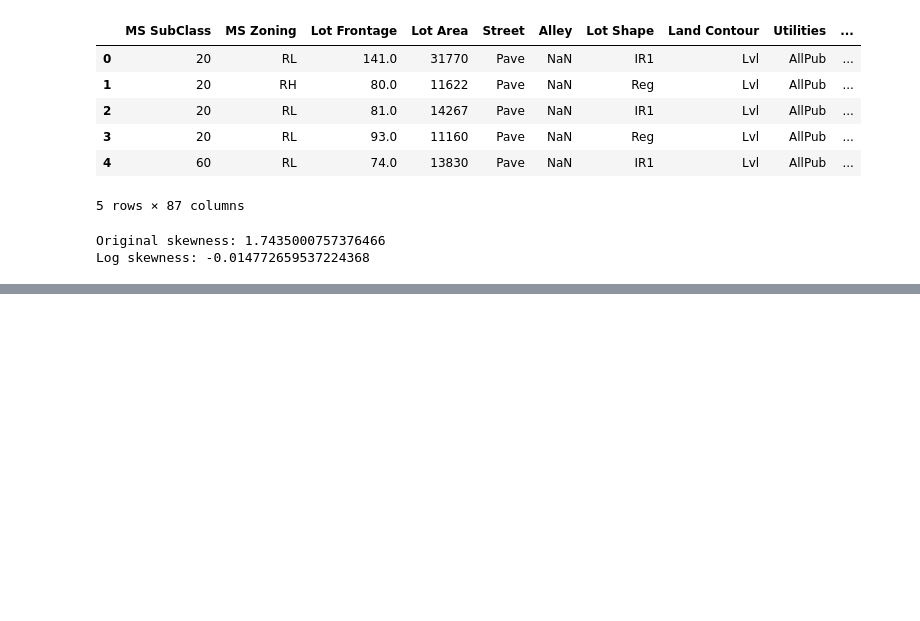
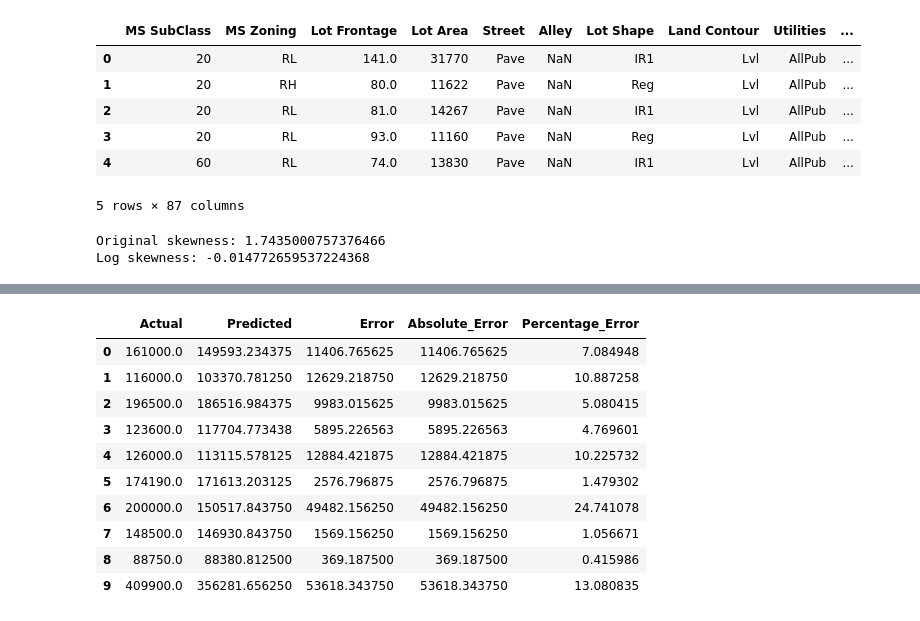
Before and after one commit to kashu9313161/ML-Projects, a Jupyter notebook: house-prediction-system/notebooks/01_eda_feature_engineering/02_model_training.ipynb, the cells around one changed output, grey strips where cells are left out. Cells and saved outputs as stored; diff of their text form; code cells hidden in the pictures; blank space fills up the shorter version.

```diff
--- a/house-prediction-system/notebooks/01_eda_feature_engineering/02_model_training.ipynb
+++ b/house-prediction-system/notebooks/01_eda_feature_engineering/02_model_training.ipynb
@@ -74,0 +427,34 @@ Log skewness: -0.014772659537224368
+# %%
+error_analysis = pd.DataFrame({
+    "Actual": y_test_original.values,
+    "Predicted": y_pred_original
+})
+
+error_analysis["Error"] = (
+    error_analysis["Actual"]
+    - error_analysis["Predicted"]
+)
+
+error_analysis["Absolute_Error"] = (
+    error_analysis["Error"].abs()
+)
+
+error_analysis["Percentage_Error"] = (
+    error_analysis["Absolute_Error"]
+    / error_analysis["Actual"]
+    * 100
+)
+
+error_analysis.head(10)
+# %% [output]
+|  | Actual | Predicted | Error | Absolute_Error | Percentage_Error |
+| 0 | 161000.0 | 149593.234375 | 11406.765625 | 11406.765625 | 7.084948 |
+| 1 | 116000.0 | 103370.781250 | 12629.218750 | 12629.218750 | 10.887258 |
+| 2 | 196500.0 | 186516.984375 | 9983.015625 | 9983.015625 | 5.080415 |
+| 3 | 123600.0 | 117704.773438 | 5895.226563 | 5895.226563 | 4.769601 |
+| 4 | 126000.0 | 113115.578125 | 12884.421875 | 12884.421875 | 10.225732 |
+| 5 | 174190.0 | 171613.203125 | 2576.796875 | 2576.796875 | 1.479302 |
+| 6 | 200000.0 | 150517.843750 | 49482.156250 | 49482.156250 | 24.741078 |
+| 7 | 148500.0 | 146930.843750 | 1569.156250 | 1569.156250 | 1.056671 |
+| 8 | 88750.0 | 88380.812500 | 369.187500 | 369.187500 | 0.415986 |
+| 9 | 409900.0 | 356281.656250 | 53618.343750 | 53618.343750 | 13.080835 |
```
Also changed, not shown: parts of 33 cells of this notebook, 16 other files.
